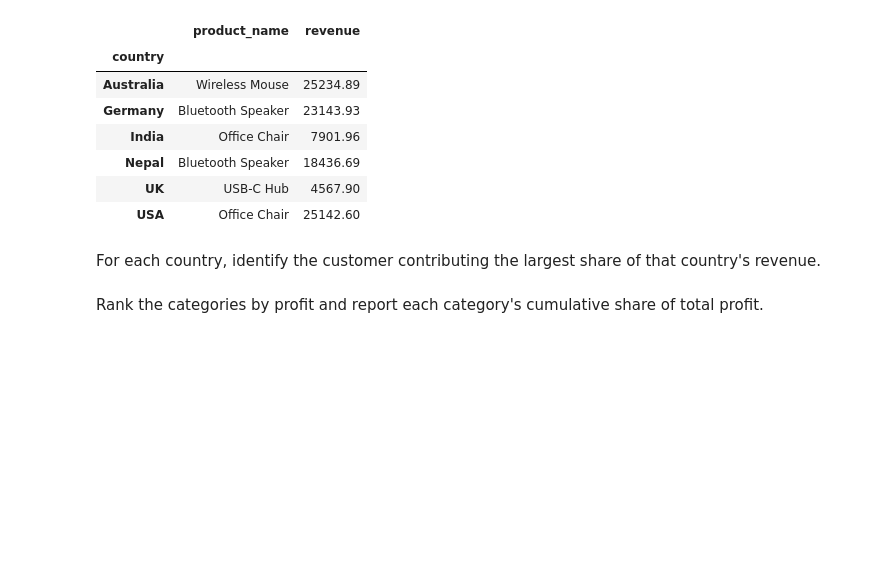
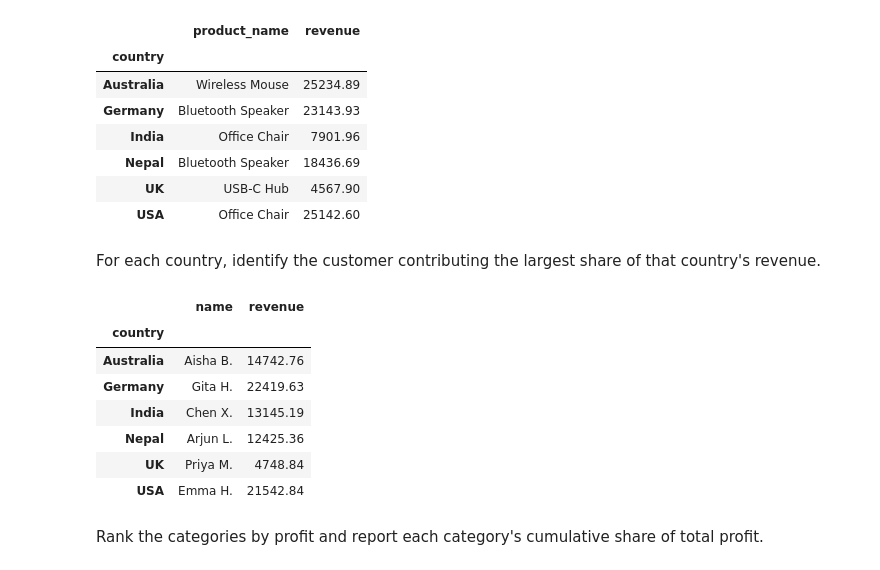
Before and after one commit to avsubedi/Python_pandas, a Jupyter notebook: prac.ipynb, the cells around one changed output. Cells and saved outputs as stored; diff of their text form; code cells hidden in the pictures; blank space fills up the shorter version.

```diff
--- a/prac.ipynb
+++ b/prac.ipynb
@@ -249,6 +249,19 @@ tpc
 # %% [markdown]
 For each country, identify the customer contributing the largest share of that
 country's revenue.
+# %%
+top_cust = df.groupby(['country', 'name'], as_index=False)['revenue'].sum()
+top_cust = top_cust.groupby('country').first()
+top_cust
+# %% [output]
+|  | name | revenue |
+| country |  |  |
+| Australia | Aisha B. | 14742.76 |
+| Germany | Gita H. | 22419.63 |
+| India | Chen X. | 13145.19 |
+| Nepal | Arjun L. | 12425.36 |
+| UK | Priya M. | 4748.84 |
+| USA | Emma H. | 21542.84 |
 # %% [markdown]
 Rank the categories by profit and report each category's cumulative share of total
 profit.
```
Also changed, not shown: parts of 2 cells of this notebook.
